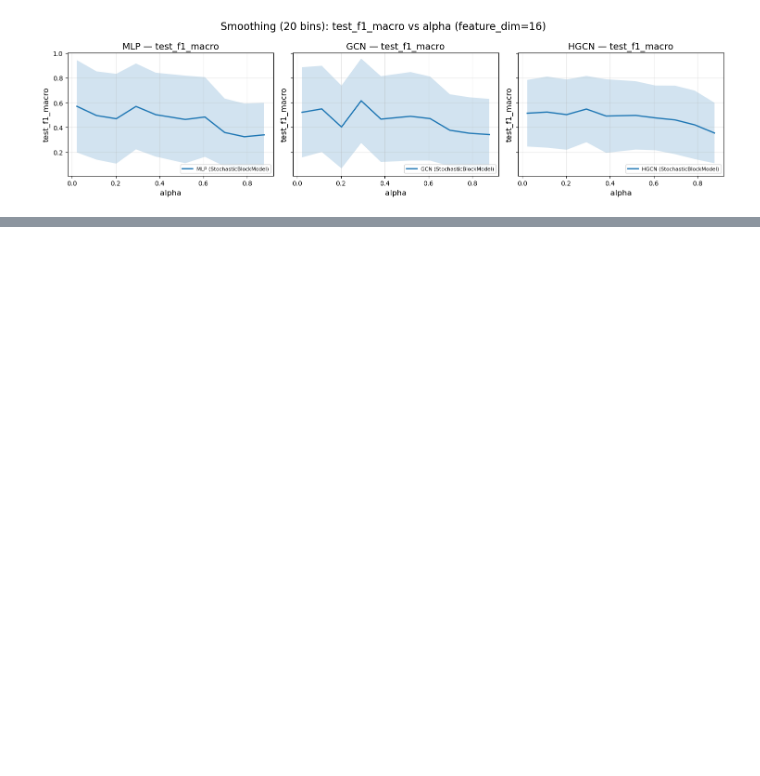
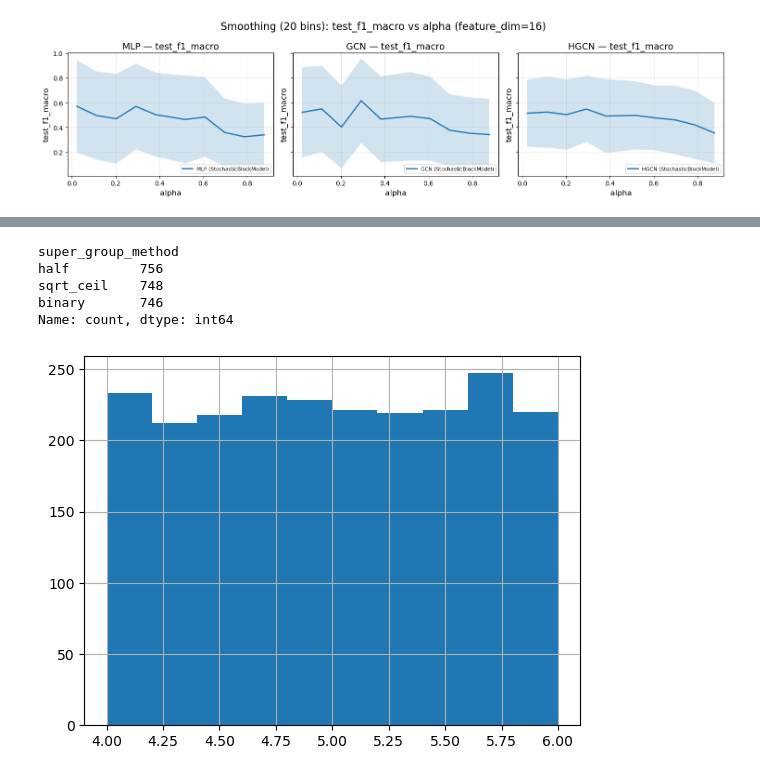
Before and after one commit to danie1uva/graphworld, a Jupyter notebook: src/notebooks/eda_graph_gen.ipynb, the cells around one changed output, grey strips where cells are left out. Saved outputs shown, nothing was run; the diff lists cells and outputs as text; code cells hidden in the pictures; blank space fills up the shorter version.

```diff
--- a/src/notebooks/eda_graph_gen.ipynb
+++ b/src/notebooks/eda_graph_gen.ipynb
@@ -1399,0 +1234,11 @@ Name: feat_hier_score, dtype: float64
+# %%
+RESULTS_DIR1 = '../../graph_gen/snellius_gen/hier_feats/1'
+RESULTS_DIR2 = '../../graph_gen/snellius_gen/hier_feats/2'
+RESULTS_DIR3 = '../../graph_gen/snellius_gen/hier_feats/3'
+
+df1 = df_gen(RESULTS_DIR1, NSHARDS=NSHARDS)
+df2 = df_gen(RESULTS_DIR2, NSHARDS)
+df3 = df_gen(RESULTS_DIR3, NSHARDS)
+
+df = pd.concat([df1, df2, df3], axis = 0)
+df = df.reset_index(drop=True)
@@ -1399,0 +1263,13 @@ Name: feat_hier_score, dtype: float64
+# %%
+df['super_group_method'].value_counts()
+# %% [output]
+super_group_method
+half         756
+sqrt_ceil    748
+binary       746
+Name: count, dtype: int64
+# %%
+df['feature_center_distance'].hist()
+plt.show()
+# %% [output]
+[figure, added]
```
Also changed, not shown: parts of 10 cells of this notebook, 9 other files.
